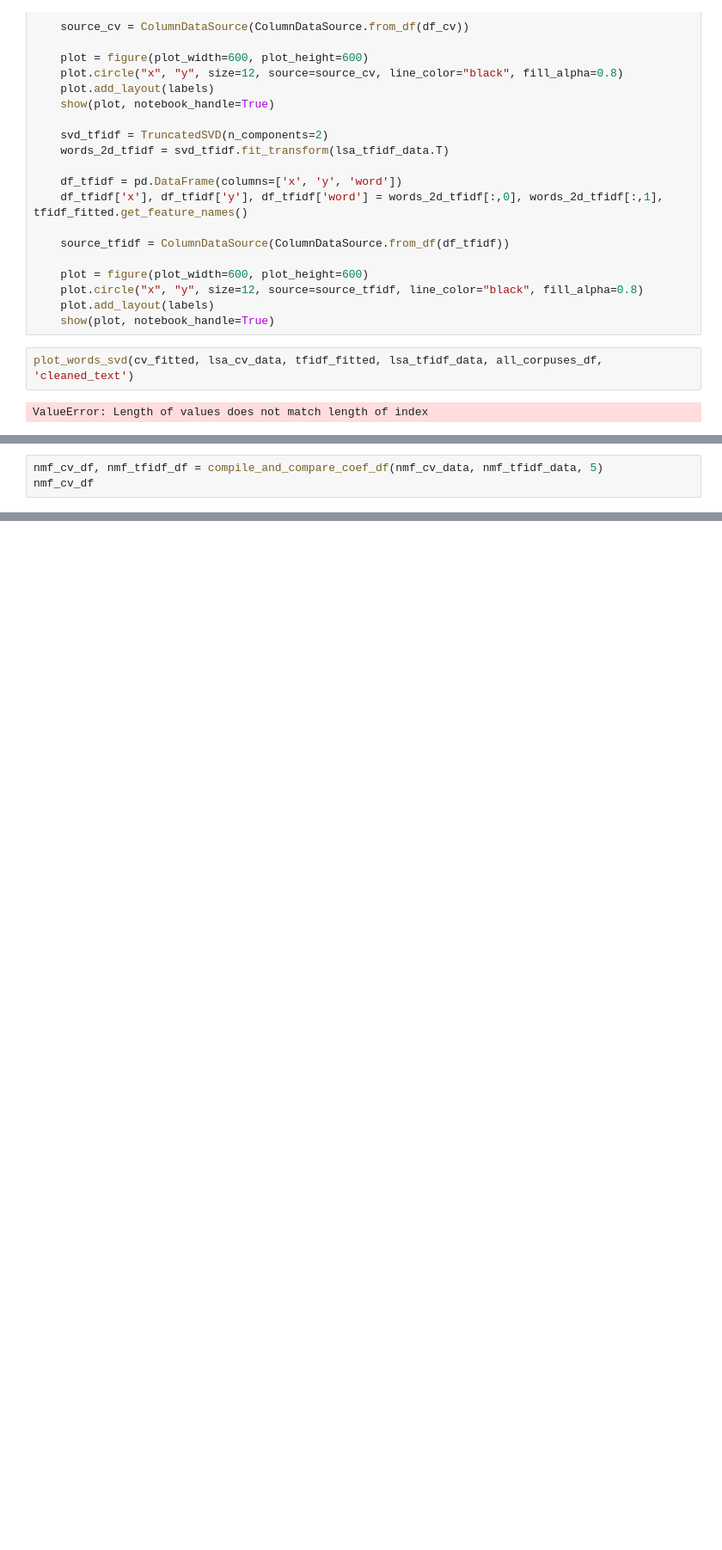
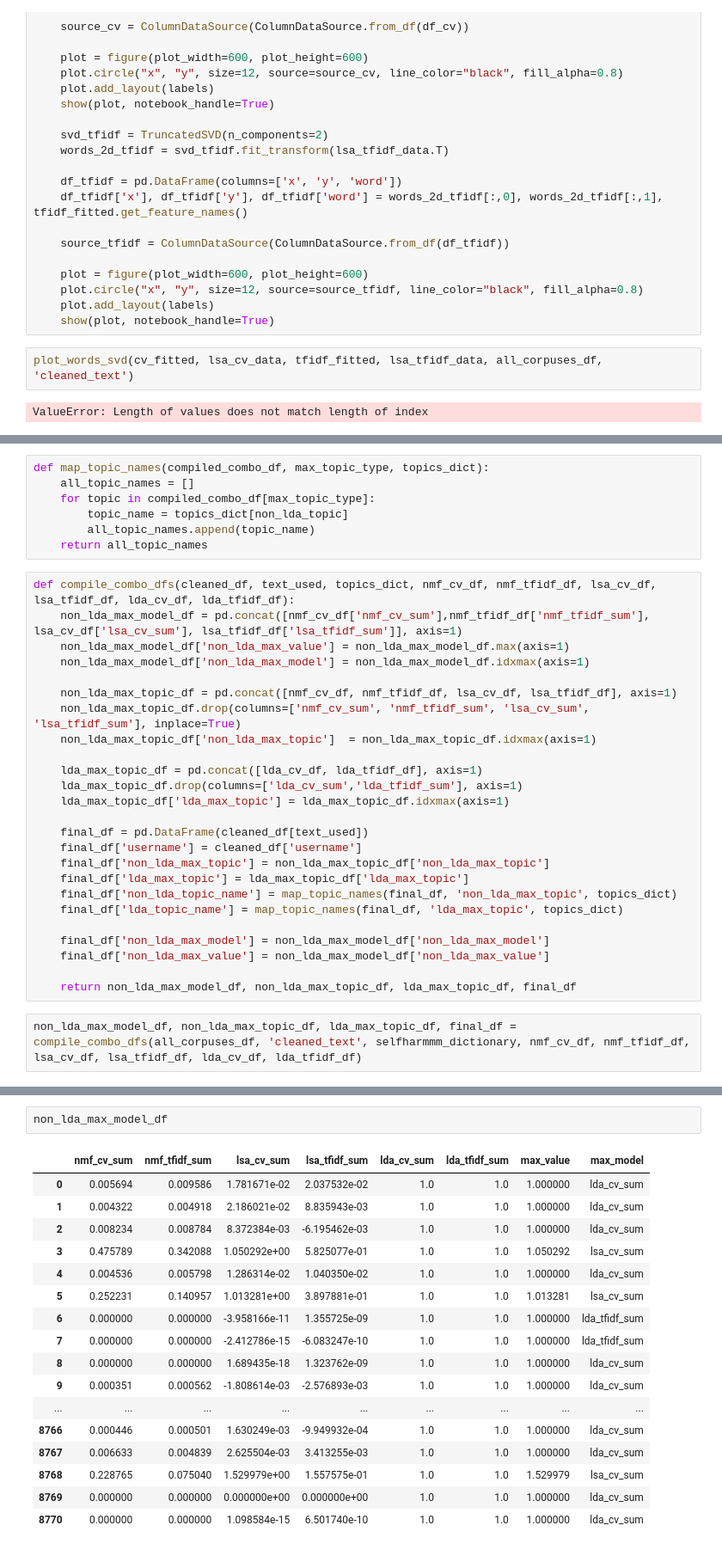
Before and after one commit to victoriang555/at-risk-project, a Jupyter notebook: notebooks_and_data/At-Risk-Id_Step3_Part2_Epoch1.ipynb, the cells around one changed output, grey strips where cells are left out. Shown at 86% size. Saved outputs shown, nothing was run; the diff lists cells and outputs as text; blank space fills up the shorter version.

Commit message:
updated topic modeling functions

```diff
--- a/notebooks_and_data/At-Risk-Id_Step3_Part2_Epoch1.ipynb
+++ b/notebooks_and_data/At-Risk-Id_Step3_Part2_Epoch1.ipynb
@@ -439,3 +521,0 @@ def compile_and_compare_coef_df(nmf_cv_data, nmf_tfidf_data, num_topics):
-# %%
-nmf_cv_df, nmf_tfidf_df = compile_and_compare_coef_df(nmf_cv_data, nmf_tfidf_data, 5)
-nmf_cv_df
@@ -460,0 +522,34 @@ nmf_cv_df
+# %%
+def map_topic_names(compiled_combo_df, max_topic_type, topics_dict):
+    all_topic_names = []
+    for topic in compiled_combo_df[max_topic_type]:
+        topic_name = topics_dict[non_lda_topic]
+        all_topic_names.append(topic_name)
+    return all_topic_names
+# %%
+def compile_combo_dfs(cleaned_df, text_used, topics_dict, nmf_cv_df, nmf_tfidf_df, lsa_cv_df, lsa_tfidf_df, lda_cv_df, lda_tfidf_df):
+    non_lda_max_model_df = pd.concat([nmf_cv_df['nmf_cv_sum'],nmf_tfidf_df['nmf_tfidf_sum'], lsa_cv_df['lsa_cv_sum'], lsa_tfidf_df['lsa_tfidf_sum']], axis=1)
+    non_lda_max_model_df['non_lda_max_value'] = non_lda_max_model_df.max(axis=1)
+    non_lda_max_model_df['non_lda_max_model'] = non_lda_max_model_df.idxmax(axis=1)
+
+    non_lda_max_topic_df = pd.concat([nmf_cv_df, nmf_tfidf_df, lsa_cv_df, lsa_tfidf_df], axis=1)
+    non_lda_max_topic_df.drop(columns=['nmf_cv_sum', 'nmf_tfidf_sum', 'lsa_cv_sum', 'lsa_tfidf_sum'], inplace=True)
+    non_lda_max_topic_df['non_lda_max_topic']  = non_lda_max_topic_df.idxmax(axis=1)
+
+    lda_max_topic_df = pd.concat([lda_cv_df, lda_tfidf_df], axis=1)
+    lda_max_topic_df.drop(columns=['lda_cv_sum','lda_tfidf_sum'], axis=1)
+    lda_max_topic_df['lda_max_topic'] = lda_max_topic_df.idxmax(axis=1)
+
+    final_df = pd.DataFrame(cleaned_df[text_used])
+    final_df['username'] = cleaned_df['username']
+    final_df['non_lda_max_topic'] = non_lda_max_topic_df['non_lda_max_topic']
+    final_df['lda_max_topic'] = lda_max_topic_df['lda_max_topic']
+    final_df['non_lda_topic_name'] = map_topic_names(final_df, 'non_lda_max_topic', topics_dict)
+    final_df['lda_topic_name'] = map_topic_names(final_df, 'lda_max_topic', topics_dict)
+
+    final_df['non_lda_max_model'] = non_lda_max_model_df['non_lda_max_model']
+    final_df['non_lda_max_value'] = non_lda_max_model_df['non_lda_max_value']
+
+    return non_lda_max_model_df, non_lda_max_topic_df, lda_max_topic_df, final_df
+# %%
+non_lda_max_model_df, non_lda_max_topic_df, lda_max_topic_df, final_df = compile_combo_dfs(all_corpuses_df, 'cleaned_text', selfharmmm_dictionary, nmf_cv_df, nmf_tfidf_df, lsa_cv_df, lsa_tfidf_df, lda_cv_df, lda_tfidf_df)
@@ -460,0 +579,20 @@ nmf_cv_df
+# %%
+non_lda_max_model_df
+# %% [output]
+|  | nmf_cv_sum | nmf_tfidf_sum | lsa_cv_sum | lsa_tfidf_sum | lda_cv_sum | lda_tfidf_sum | max_value | max_model |
+| 0 | 0.005694 | 0.009586 | 1.781671e-02 | 2.037532e-02 | 1.0 | 1.0 | 1.000000 | lda_cv_sum |
+| 1 | 0.004322 | 0.004918 | 2.186021e-02 | 8.835943e-03 | 1.0 | 1.0 | 1.000000 | lda_cv_sum |
+| 2 | 0.008234 | 0.008784 | 8.372384e-03 | -6.195462e-03 | 1.0 | 1.0 | 1.000000 | lda_cv_sum |
+| 3 | 0.475789 | 0.342088 | 1.050292e+00 | 5.825077e-01 | 1.0 | 1.0 | 1.050292 | lsa_cv_sum |
+| 4 | 0.004536 | 0.005798 | 1.286314e-02 | 1.040350e-02 | 1.0 | 1.0 | 1.000000 | lda_cv_sum |
+| 5 | 0.252231 | 0.140957 | 1.013281e+00 | 3.897881e-01 | 1.0 | 1.0 | 1.013281 | lsa_cv_sum |
+| 6 | 0.000000 | 0.000000 | -3.958166e-11 | 1.355725e-09 | 1.0 | 1.0 | 1.000000 | lda_tfidf_sum |
+| 7 | 0.000000 | 0.000000 | -2.412786e-15 | -6.083247e-10 | 1.0 | 1.0 | 1.000000 | lda_tfidf_sum |
+| 8 | 0.000000 | 0.000000 | 1.689435e-18 | 1.323762e-09 | 1.0 | 1.0 | 1.000000 | lda_cv_sum |
+| 9 | 0.000351 | 0.000562 | -1.808614e-03 | -2.576893e-03 | 1.0 | 1.0 | 1.000000 | lda_cv_sum |
+| ... | ... | ... | ... | ... | ... | ... | ... | ... |
+| 8766 | 0.000446 | 0.000501 | 1.630249e-03 | -9.949932e-04 | 1.0 | 1.0 | 1.000000 | lda_cv_sum |
+| 8767 | 0.006633 | 0.004839 | 2.625504e-03 | 3.413255e-03 | 1.0 | 1.0 | 1.000000 | lda_cv_sum |
+| 8768 | 0.228765 | 0.075040 | 1.529979e+00 | 1.557575e-01 | 1.0 | 1.0 | 1.529979 | lsa_cv_sum |
+| 8769 | 0.000000 | 0.000000 | 0.000000e+00 | 0.000000e+00 | 1.0 | 1.0 | 1.000000 | lda_cv_sum |
+| 8770 | 0.000000 | 0.000000 | 1.098584e-15 | 6.501740e-10 | 1.0 | 1.0 | 1.000000 | lda_cv_sum |
```
Also changed, not shown: parts of 22 cells of this notebook, 6 other files.
